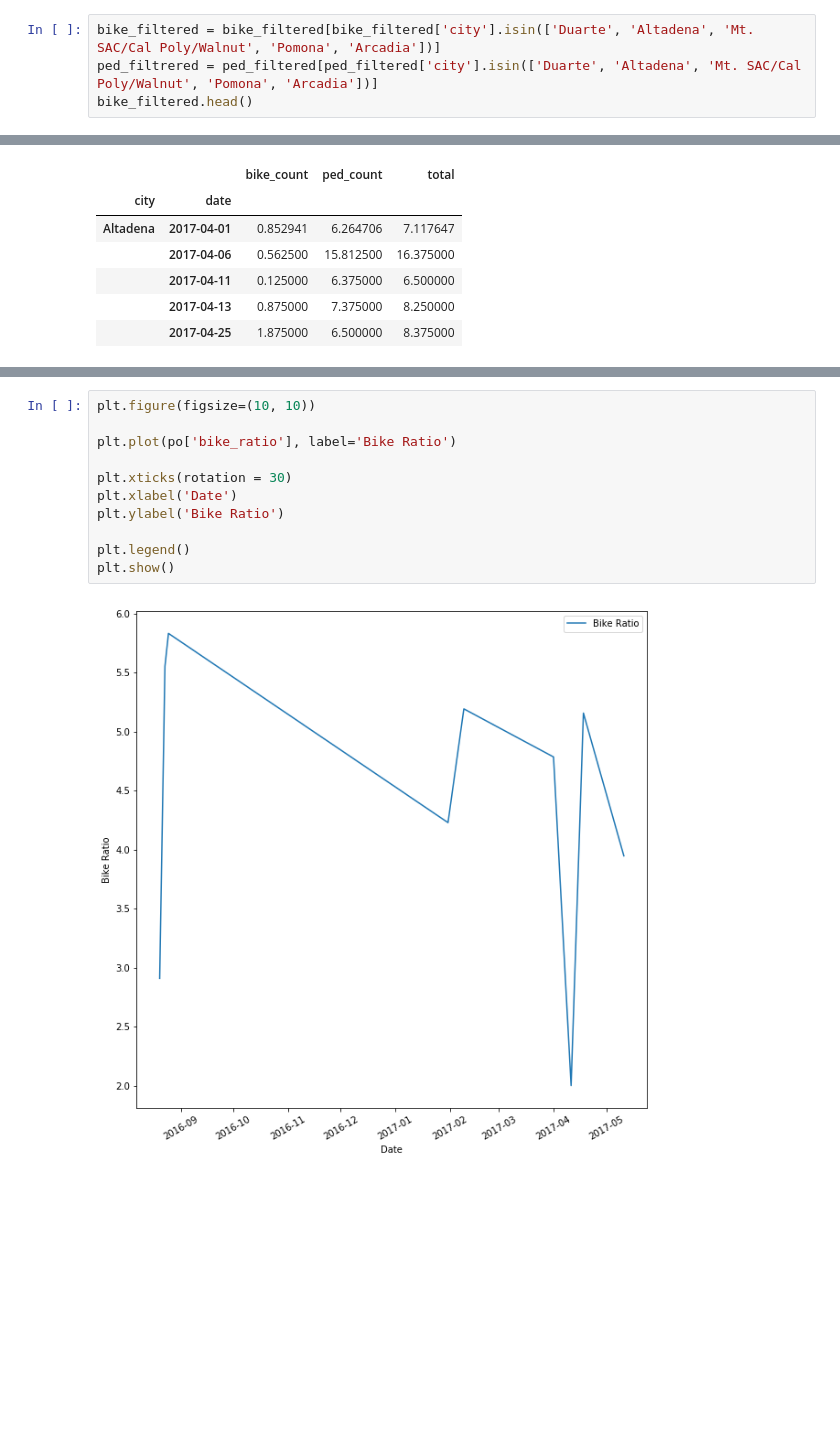
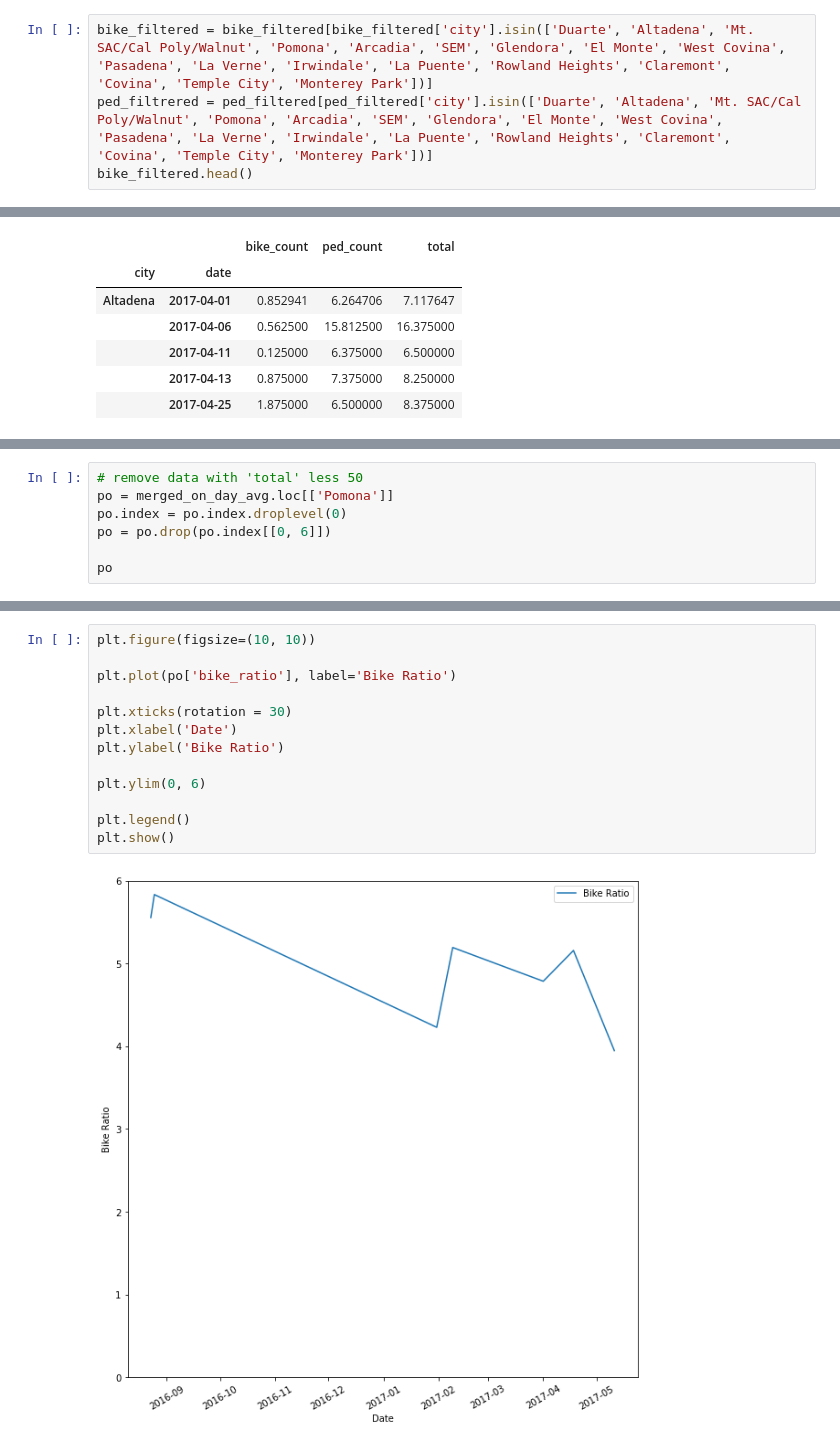
Before and after one commit to zihaoxu/BikeSGV, a Jupyter notebook: notebook/Analysis/03l-starter-code-for-temporal-trends.ipynb, the cells around one changed output, grey strips where cells are left out. Saved outputs shown, nothing was run; the diff lists cells and outputs as text; blank space fills up the shorter version.

```diff
--- a/notebook/Analysis/03l-starter-code-for-temporal-trends.ipynb
+++ b/notebook/Analysis/03l-starter-code-for-temporal-trends.ipynb
@@ -553,8 +553,8 @@ df[df['city'].isin(['Duarte', 'Altadena', 'Mt. SAC/Cal Poly/Walnut', 'Pomona', '
 | 2495 | 18511.0 | 1632.0 | W Temple Ave | Bonita Dr | Mt SAC Way | 34.046594 | -117.840968 | 2017-06-29 | Thursday | ... |
 640 rows × 38 columns
 # %%
-bike_filtered = bike_filtered[bike_filtered['city'].isin(['Duarte', 'Altadena', 'Mt. SAC/Cal Poly/Walnut', 'Pomona', 'Arcadia'])]
-ped_filtrered = ped_filtered[ped_filtered['city'].isin(['Duarte', 'Altadena', 'Mt. SAC/Cal Poly/Walnut', 'Pomona', 'Arcadia'])]
+bike_filtered = bike_filtered[bike_filtered['city'].isin(['Duarte', 'Altadena', 'Mt. SAC/Cal Poly/Walnut', 'Pomona', 'Arcadia', 'SEM', 'Glendora', 'El Monte', 'West Covina', 'Pasadena', 'La Verne', 'Irwindale', 'La Puente', 'Rowland Heights', 'Claremont', 'Covina', 'Temple City', 'Monterey Park'])]
+ped_filtrered = ped_filtered[ped_filtered['city'].isin(['Duarte', 'Altadena', 'Mt. SAC/Cal Poly/Walnut', 'Pomona', 'Arcadia', 'SEM', 'Glendora', 'El Monte', 'West Covina', 'Pasadena', 'La Verne', 'Irwindale', 'La Puente', 'Rowland Heights', 'Claremont', 'Covina', 'Temple City', 'Monterey Park'])]
 bike_filtered.head()
 # %% [output]
 |  | date | city | interval_begin | total_count |
@@ -704,0 +688,7 @@ arc.index = arc.index.droplevel(0)
+# %%
+# remove data with 'total' less 50
+po = merged_on_day_avg.loc[['Pomona']]
+po.index = po.index.droplevel(0)
+po = po.drop(po.index[[0, 6]])
+
+po
@@ -705,13 +705,15 @@ arc.index = arc.index.droplevel(0)
 # %%
 plt.figure(figsize=(10, 10))
 
 plt.plot(po['bike_ratio'], label='Bike Ratio')
 
 plt.xticks(rotation = 30)
 plt.xlabel('Date')
 plt.ylabel('Bike Ratio')
 
+plt.ylim(0, 6)
+
 plt.legend()
 plt.show()
 # %% [output]
-[figure, old version]
+[figure, new version]
```
Also changed, not shown: parts of 78 cells of this notebook.
